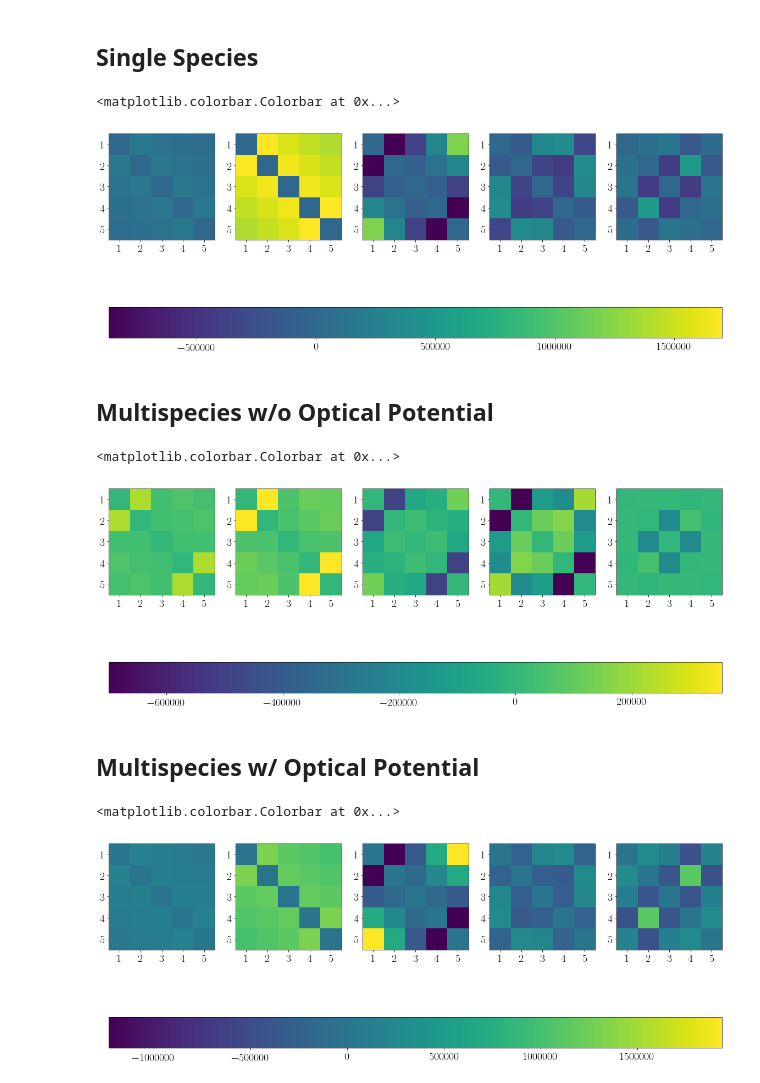
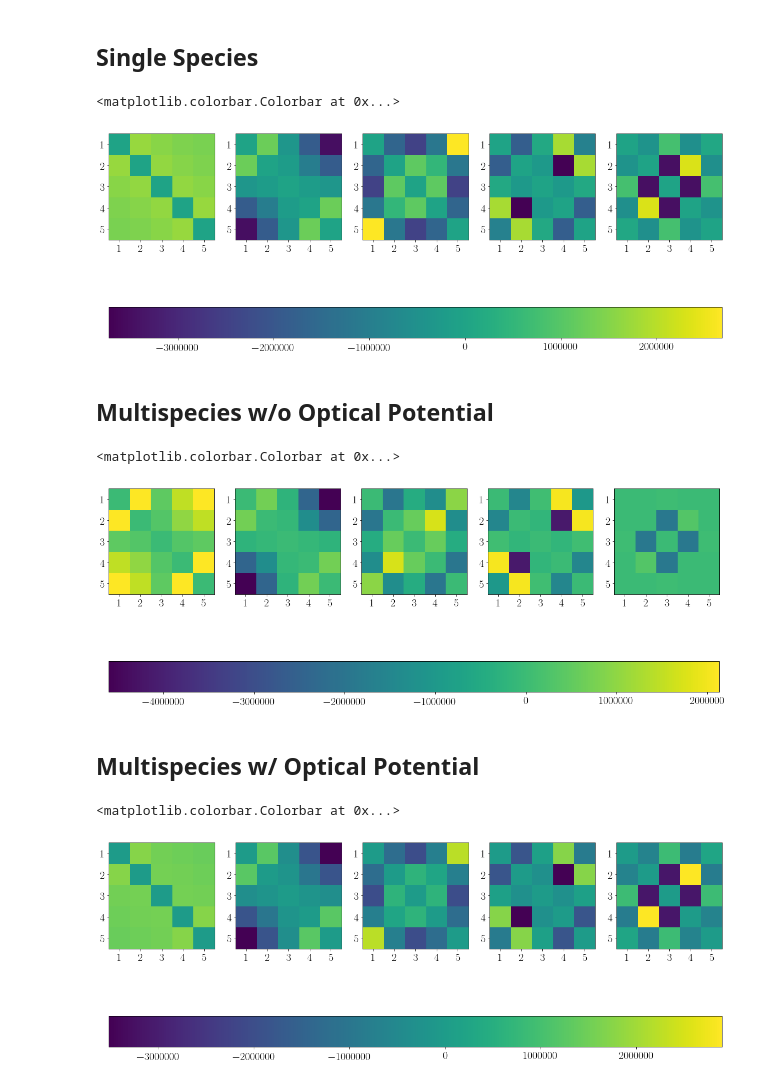
Before and after one commit to OpenQuantumDesign/oqd-trical, a Jupyter notebook: tutorial/multispecies tutorial.ipynb, the cells around one changed output. Saved outputs shown, nothing was run; the diff lists cells and outputs as text; code cells hidden in the pictures.

```diff
--- a/tutorial/multispecies tutorial.ipynb
+++ b/tutorial/multispecies tutorial.ipynb
@@ -245,39 +246,39 @@ matplotlib.rcParams["text.usetex"] = True
 # %%
 wavelength = 355e-9
 
-detuning = 2 * np.pi * 1e4
+detuning = 2 * np.pi * 1e3
 mu = np.array([np.array([w0[N + i] + detuning]) for i in range(N)])
 omega = np.full((N, 1), 1e6)
 
 ssl = [
     classes.SimulatedSpinLattice(ti0, mu[i], omega, k=2 * np.pi / wavelength, dir="y")
     for i in range(N)
 ]
 
 J = np.array([ssl[i].J for i in range(N)])
 
 norm = matplotlib.colors.Normalize(J.min(), J.max())
 sm = cm.ScalarMappable(norm, cmap=cm.viridis)
 sm.set_array(J)
 
 fig = plt.figure(figsize=(20, 15))
 ax = [fig.add_subplot(1, N, i + 1) for i in range(N)]
 for i in range(N):
     im = ax[i].imshow(J[i], cmap=cm.viridis, norm=norm)
     ax[i].set_xticks(np.arange(N))
     ax[i].set_yticks(np.arange(N))
     ax[i].set_xticklabels(np.arange(N) + 1)
     ax[i].set_yticklabels(np.arange(N) + 1)
 fig.colorbar(sm, ax=ax,orientation="horizontal")
 # %% [output]
 <matplotlib.colorbar.Colorbar at 0x...>
-[figure, old version]
+[figure, new version]
 # %% [markdown]
 ## Multispecies w/o Optical Potential
 # %%
 wavelength = 355e-9
 
-detuning = 2 * np.pi * 1e4
+detuning = 2 * np.pi * 1e3
 mu = np.array([np.array([w1[N + i] + detuning]) for i in range(N)])
 omega = np.full((N, 1), 1e6)
 
@@ -303,13 +304,13 @@ for i in range(N):
 fig.colorbar(sm, ax=ax,orientation="horizontal")
 # %% [output]
 <matplotlib.colorbar.Colorbar at 0x...>
-[figure, old version]
+[figure, new version]
 # %% [markdown]
 ## Multispecies w/ Optical Potential
 # %%
 wavelength = 355e-9
 
-detuning = 2 * np.pi * 1e4
+detuning = 2 * np.pi * 1e3
 mu = np.array([np.array([w2[N + i] + detuning]) for i in range(N)])
 omega = np.full((N, 1), 1e6)
 
@@ -335,4 +336,4 @@ for i in range(N):
 fig.colorbar(sm, ax=ax,orientation="horizontal")
 # %% [output]
 <matplotlib.colorbar.Colorbar at 0x...>
-[figure, old version]
+[figure, new version]
```
Also changed, not shown: parts of 1 cell of this notebook.
